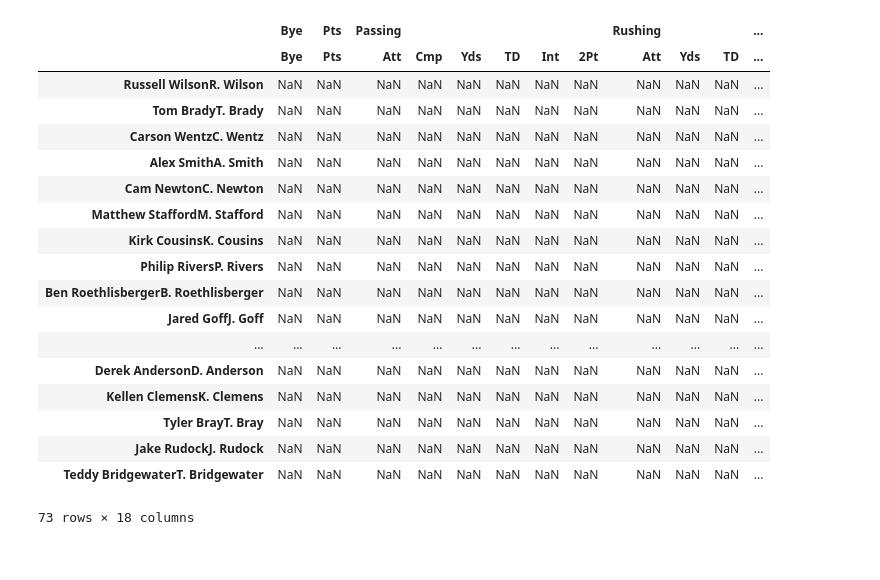
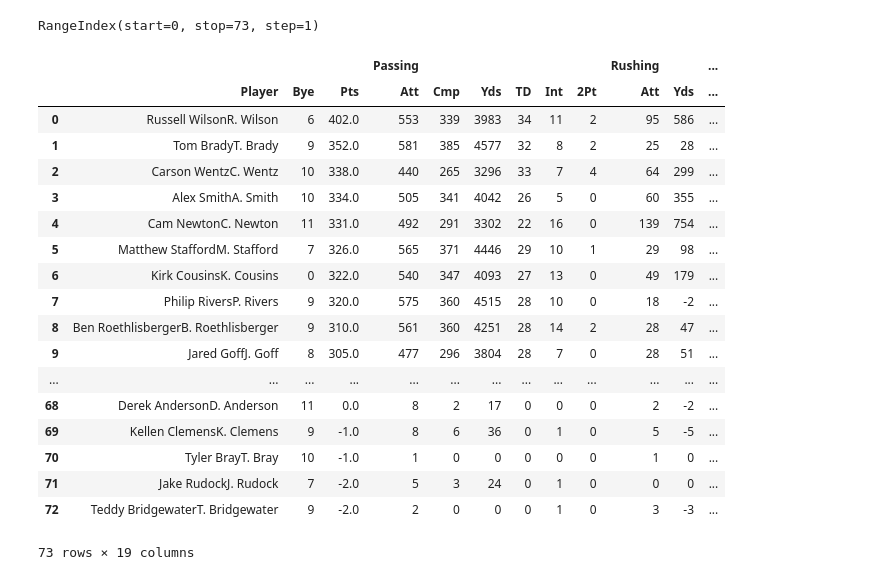
Before and after one commit to b7nguyen/ffb-data, a Jupyter notebook: Fantasy_Football.ipynb, the cells around one changed output. Saved outputs shown, nothing was run; the diff lists cells and outputs as text; code cells hidden in the pictures.

Commit message:
Extracted QB Data to DataFrame

```diff
--- a/Fantasy_Football.ipynb
+++ b/Fantasy_Football.ipynb
@@ -82,8 +147,28 @@ dataStore.append(passingAtt)
+# %%
+fumblesFL = []
+data = qb['Unnamed: 17_level_0'].get('FL')
+for i in data:
+    fumblesFL.append(i)
+
+dataMatrix.append(fumblesFL)
+# %%
+fumblesTD = []
+data = qb['Unnamed: 18_level_0'].get('TD')
+for i in data:
+    fumblesTD.append(i)
+
+dataMatrix.append(fumblesTD)
+# %%
+dataMatrix
+
+dataMatrix = np.array(dataMatrix)
+dataMatrix = dataMatrix.transpose()
 # %%
 
 #create a tuple for multi-indexed Dataframe
-tup = [('Bye', 'Bye'),
-       ('Pts', 'Pts'),
+tup = [('', 'Player'),
+       ('', 'Bye'),
+       ('', 'Pts'),
        ('Passing', 'Att'),
        ('Passing', 'Cmp'),
        ('Passing', 'Yds'),
@@ -103,29 +188,29 @@ tup = [('Bye', 'Bye'),
       ]
 # %%
 index = pd.MultiIndex.from_tuples(tup)
+qb.index
+# %% [output]
+RangeIndex(start=0, stop=73, step=1)
 # %%
-dframe1 = DataFrame(columns = index, index = qb.index)
+dframe1 = DataFrame(dataMatrix, columns = index)
+dframe1
+# %% [output]
+|  |  |  |  | Passing |  |  |  |  |  | Rushing |  | ... |
+|  | Player | Bye | Pts | Att | Cmp | Yds | TD | Int | 2Pt | Att | Yds | ... |
+| 0 | Russell WilsonR. Wilson | 6 | 402.0 | 553 | 339 | 3983 | 34 | 11 | 2 | 95 | 586 | ... |
+| 1 | Tom BradyT. Brady | 9 | 352.0 | 581 | 385 | 4577 | 32 | 8 | 2 | 25 | 28 | ... |
+| 2 | Carson WentzC. Wentz | 10 | 338.0 | 440 | 265 | 3296 | 33 | 7 | 4 | 64 | 299 | ... |
+| 3 | Alex SmithA. Smith | 10 | 334.0 | 505 | 341 | 4042 | 26 | 5 | 0 | 60 | 355 | ... |
+| 4 | Cam NewtonC. Newton | 11 | 331.0 | 492 | 291 | 3302 | 22 | 16 | 0 | 139 | 754 | ... |
+| 5 | Matthew StaffordM. Stafford | 7 | 326.0 | 565 | 371 | 4446 | 29 | 10 | 1 | 29 | 98 | ... |
+| 6 | Kirk CousinsK. Cousins | 0 | 322.0 | 540 | 347 | 4093 | 27 | 13 | 0 | 49 | 179 | ... |
+| 7 | Philip RiversP. Rivers | 9 | 320.0 | 575 | 360 | 4515 | 28 | 10 | 0 | 18 | -2 | ... |
+| 8 | Ben RoethlisbergerB. Roethlisberger | 9 | 310.0 | 561 | 360 | 4251 | 28 | 14 | 2 | 28 | 47 | ... |
+| 9 | Jared GoffJ. Goff | 8 | 305.0 | 477 | 296 | 3804 | 28 | 7 | 0 | 28 | 51 | ... |
+| ... | ... | ... | ... | ... | ... | ... | ... | ... | ... | ... | ... | ... |
+| 68 | Derek AndersonD. Anderson | 11 | 0.0 | 8 | 2 | 17 | 0 | 0 | 0 | 2 | -2 | ... |
+| 69 | Kellen ClemensK. Clemens | 9 | -1.0 | 8 | 6 | 36 | 0 | 1 | 0 | 5 | -5 | ... |
+| 70 | Tyler BrayT. Bray | 10 | -1.0 | 1 | 0 | 0 | 0 | 0 | 0 | 1 | 0 | ... |
+| 71 | Jake RudockJ. Rudock | 7 | -2.0 | 5 | 3 | 24 | 0 | 1 | 0 | 0 | 0 | ... |
+| 72 | Teddy BridgewaterT. Bridgewater | 9 | -2.0 | 2 | 0 | 0 | 0 | 1 | 0 | 3 | -3 | ... |
+73 rows × 19 columns
-# %%
-dframe1.reindex(nameIndex)
-dframe1 = dframe1.reindex(nameIndex)
-dframe1
-# %% [output]
-|  | Bye | Pts | Passing |  |  |  |  |  | Rushing |  |  | ... |
-|  | Bye | Pts | Att | Cmp | Yds | TD | Int | 2Pt | Att | Yds | TD | ... |
-| Russell WilsonR. Wilson | NaN | NaN | NaN | NaN | NaN | NaN | NaN | NaN | NaN | NaN | NaN | ... |
-| Tom BradyT. Brady | NaN | NaN | NaN | NaN | NaN | NaN | NaN | NaN | NaN | NaN | NaN | ... |
-| Carson WentzC. Wentz | NaN | NaN | NaN | NaN | NaN | NaN | NaN | NaN | NaN | NaN | NaN | ... |
-| Alex SmithA. Smith | NaN | NaN | NaN | NaN | NaN | NaN | NaN | NaN | NaN | NaN | NaN | ... |
-| Cam NewtonC. Newton | NaN | NaN | NaN | NaN | NaN | NaN | NaN | NaN | NaN | NaN | NaN | ... |
-| Matthew StaffordM. Stafford | NaN | NaN | NaN | NaN | NaN | NaN | NaN | NaN | NaN | NaN | NaN | ... |
-| Kirk CousinsK. Cousins | NaN | NaN | NaN | NaN | NaN | NaN | NaN | NaN | NaN | NaN | NaN | ... |
-| Philip RiversP. Rivers | NaN | NaN | NaN | NaN | NaN | NaN | NaN | NaN | NaN | NaN | NaN | ... |
-| Ben RoethlisbergerB. Roethlisberger | NaN | NaN | NaN | NaN | NaN | NaN | NaN | NaN | NaN | NaN | NaN | ... |
-| Jared GoffJ. Goff | NaN | NaN | NaN | NaN | NaN | NaN | NaN | NaN | NaN | NaN | NaN | ... |
-| ... | ... | ... | ... | ... | ... | ... | ... | ... | ... | ... | ... | ... |
-| Derek AndersonD. Anderson | NaN | NaN | NaN | NaN | NaN | NaN | NaN | NaN | NaN | NaN | NaN | ... |
-| Kellen ClemensK. Clemens | NaN | NaN | NaN | NaN | NaN | NaN | NaN | NaN | NaN | NaN | NaN | ... |
-| Tyler BrayT. Bray | NaN | NaN | NaN | NaN | NaN | NaN | NaN | NaN | NaN | NaN | NaN | ... |
-| Jake RudockJ. Rudock | NaN | NaN | NaN | NaN | NaN | NaN | NaN | NaN | NaN | NaN | NaN | ... |
-| Teddy BridgewaterT. Bridgewater | NaN | NaN | NaN | NaN | NaN | NaN | NaN | NaN | NaN | NaN | NaN | ... |
-73 rows × 18 columns
```
Also changed, not shown: parts of 19 cells of this notebook.
